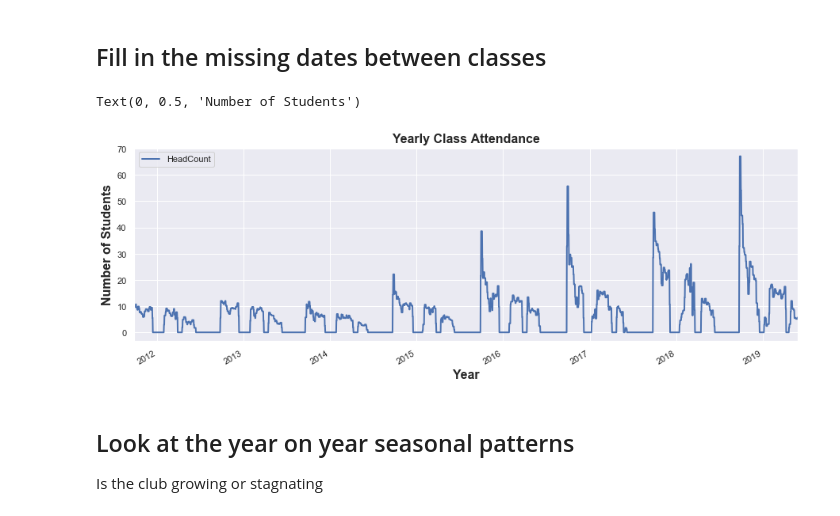
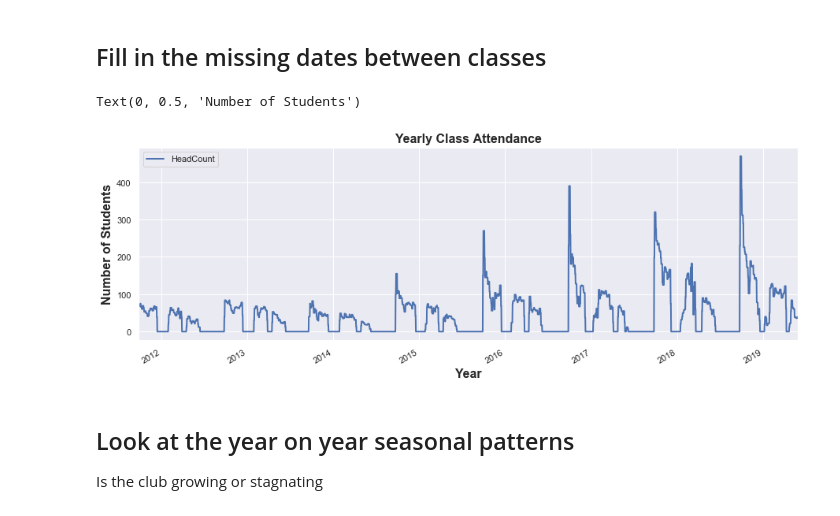
Before and after one commit to chris-pickford/TimeSeriesKb, a Jupyter notebook: Jupyter/main.ipynb, the cells around one changed output. Cells and saved outputs as stored; diff of their text form; code cells hidden in the pictures.

```diff
--- a/Jupyter/main.ipynb
+++ b/Jupyter/main.ipynb
@@ -48,7 +48,7 @@ from CodeCandy.haribo import jupyter as candy
 # Import data from CSV
 # %%
 dfRaw = pd.read_csv(
-    os.path.join(config.PROJECT_ROOT, 'Materials', 'raw.csv'),
+    os.path.join(config.PROJECT_ROOT, 'Data', 'raw.csv'),
     parse_dates=['Date', 'ClassTime'],
     dayfirst=True,
     index_col='Date',
@@ -101,13 +112,13 @@ Text(0, 0.5, 'Number of Students')
 ## Fill in the missing dates between classes
 # %%
 idx = pd.date_range(dfRaw.index.min(), dfRaw.index.max())
-dfRaw.reindex(idx,fill_value=0)[['HeadCount']].rolling(window=7).mean().plot(figsize=(15,5),linewidth=2,subplots=True)
+dfRaw.reindex(idx,fill_value=0)[['HeadCount']].rolling(window=7).sum().plot(figsize=(15,5),linewidth=2,subplots=True)
 plt.title('Yearly Class Attendance',fontsize=16,fontweight='bold')
 plt.xlabel('Year',fontsize=16,fontweight='bold')
 plt.ylabel('Number of Students',fontsize=16,fontweight='bold')
 # %% [output]
 Text(0, 0.5, 'Number of Students')
-[figure, old version]
+[figure, new version]
 # %% [markdown]
 ## Look at the year on year seasonal patterns
 
```
Also changed, not shown: parts of 5 cells of this notebook, 7 other files.
